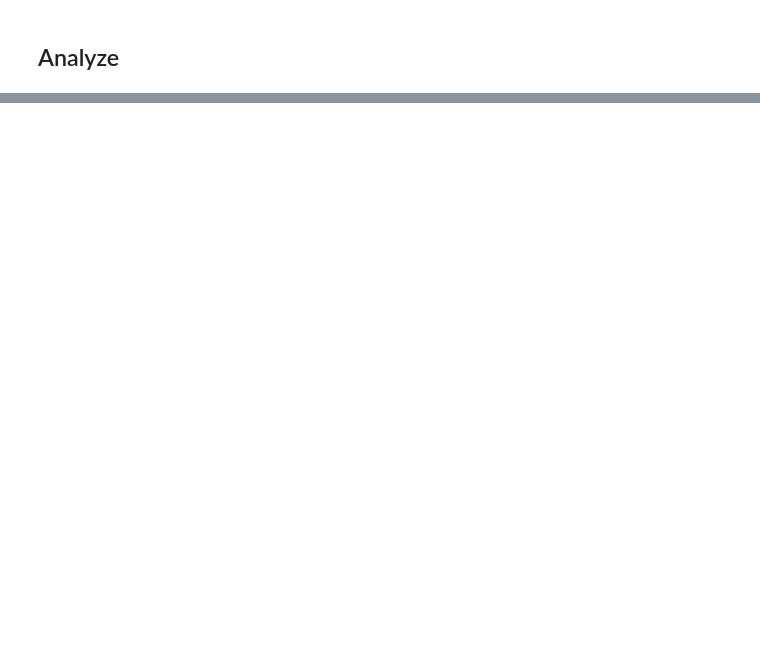
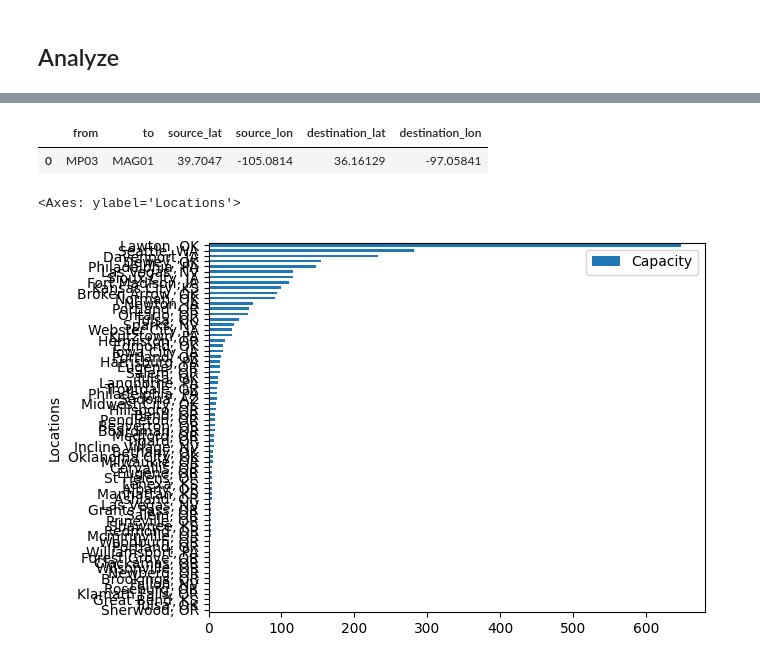
Before and after one commit to apurbasaha398/ewaste, a Jupyter notebook: notebook/prototype.ipynb, the cells around one changed output, grey strips where cells are left out. Cells and saved outputs as stored; diff of their text form; code cells hidden in the pictures; blank space fills up the shorter version.

Commit message:
Made changes in OC data

```diff
--- a/notebook/prototype.ipynb
+++ b/notebook/prototype.ipynb
@@ -1269,0 +1433,11 @@ add_sheet_to_excelbook(output_file_path, "Waste Source Coordinates", selected_wa
+# %%
+metal_magnet_producer_coordinates = pd.DataFrame.from_dict(
+    {"from": metal_to_magnet_producer["from"],
+     "to": metal_to_magnet_producer["to"],
+     }
+)
+metal_magnet_producer_coordinates = add_coordinates_to_df(metal_magnet_producer_coordinates, metal_producers, magnet_producers)
+metal_magnet_producer_coordinates.head()
+# %% [output]
+|  | from | to | source_lat | source_lon | destination_lat | destination_lon |
+| 0 | MP03 | MAG01 | 39.7047 | -105.0814 | 36.16129 | -97.05841 |
@@ -1269,0 +1450,15 @@ add_sheet_to_excelbook(output_file_path, "Waste Source Coordinates", selected_wa
+# %%
+shredders = {row['Code']: (row['City'], row['State']) for index, row in shredder_data.iterrows()}
+oxide_producers = {row['Code']: (row['City'], row['State']) for index, row in oxide_producer_data.iterrows()}
+# %%
+import matplotlib
+shredder_to_oxide_producer = pd.read_excel(output_file_path, sheet_name='Shredder to oxide producer', usecols=[0,2])
+shredder_capacities = shredder_to_oxide_producer.groupby('from').sum().reset_index(drop=False)
+shredder_capacities["from"] = shredder_capacities["from"].map(lambda x: ", ".join(shredders[x]))
+shredder_capacities.set_index('from', inplace=True)
+shredder_capacities.index.name = "Locations"
+shredder_capacities.rename({'Y1': 'Capacity'}, axis=1, inplace=True)
+shredder_capacities.sort_values(by='Capacity').plot(kind='barh')
+# %% [output]
+<Axes: ylabel='Locations'>
+[figure, added]
```
Also changed, not shown: parts of 52 cells of this notebook, 7 other files.
